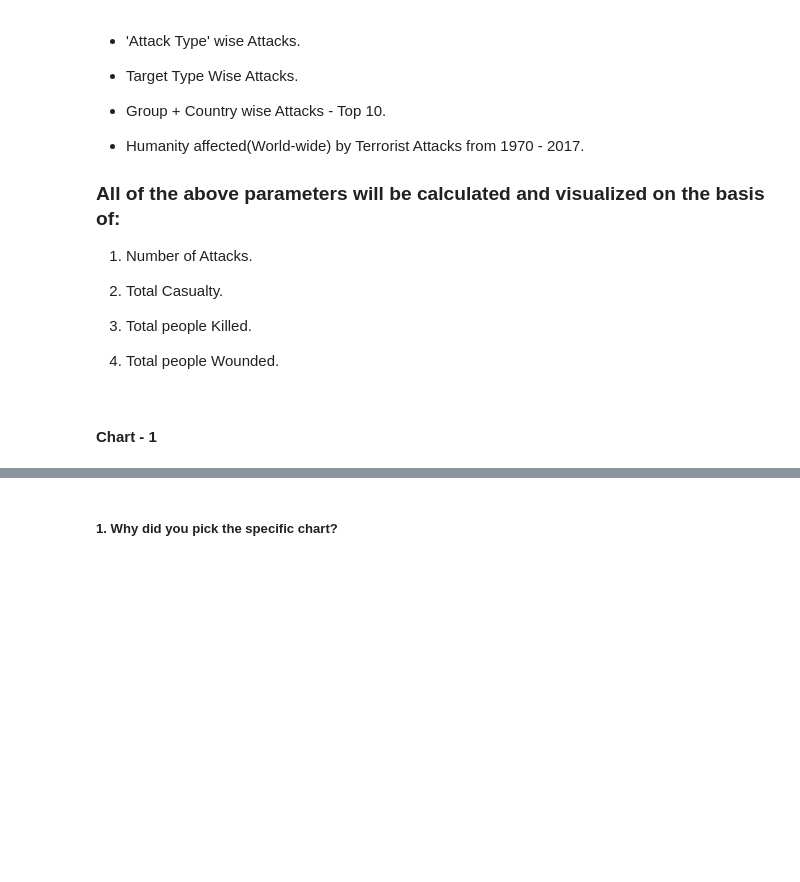
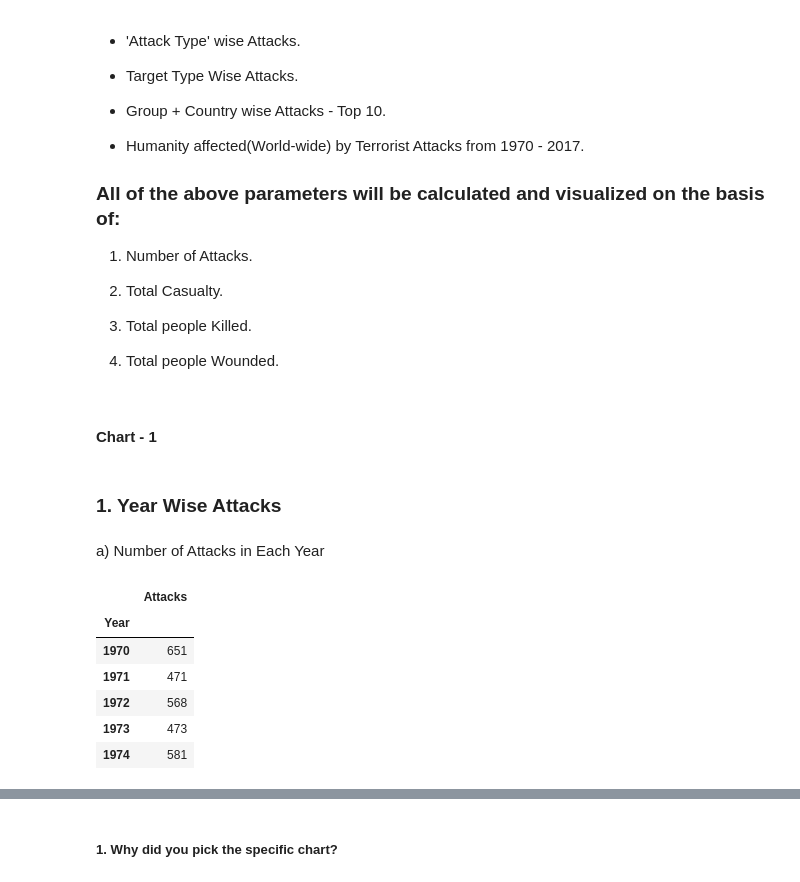
Before and after one commit to Amrit007-droid/Global-Terrorism-Dataset-EDA-, a Jupyter notebook: Global_Terrorism_Dataset_EDA_submission_.ipynb, the cells around one changed output, grey strips where cells are left out. Drawn from its saved outputs; the diff is of its cells as text; code cells hidden in the pictures; blank space fills up the shorter version.

```diff
--- a/Global_Terrorism_Dataset_EDA_submission_.ipynb
+++ b/Global_Terrorism_Dataset_EDA_submission_.ipynb
@@ -442,0 +441,17 @@ df.describe()
+# %% [markdown]
+
+
+### **1.   Year Wise Attacks**
+# %% [markdown]
+a) Number of Attacks in Each Year
+# %%
+attacks=df["Year"].value_counts(dropna=False).sort_index().to_frame().reset_index().rename(columns={"index":"Year","Year":"Attacks"}).set_index("Year")
+attacks.head()
+# %% [output]
+|  | Attacks |
+| Year |  |
+| 1970 | 651 |
+| 1971 | 471 |
+| 1972 | 568 |
+| 1973 | 473 |
+| 1974 | 581 |
```
Also changed, not shown: parts of 4 cells of this notebook.
